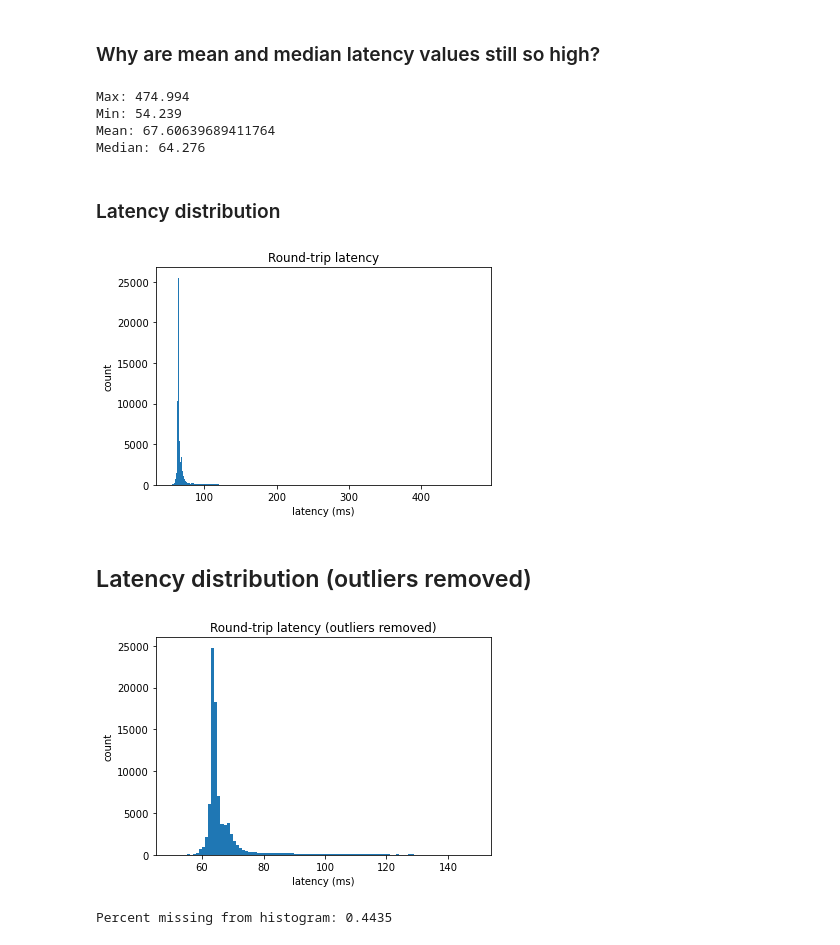
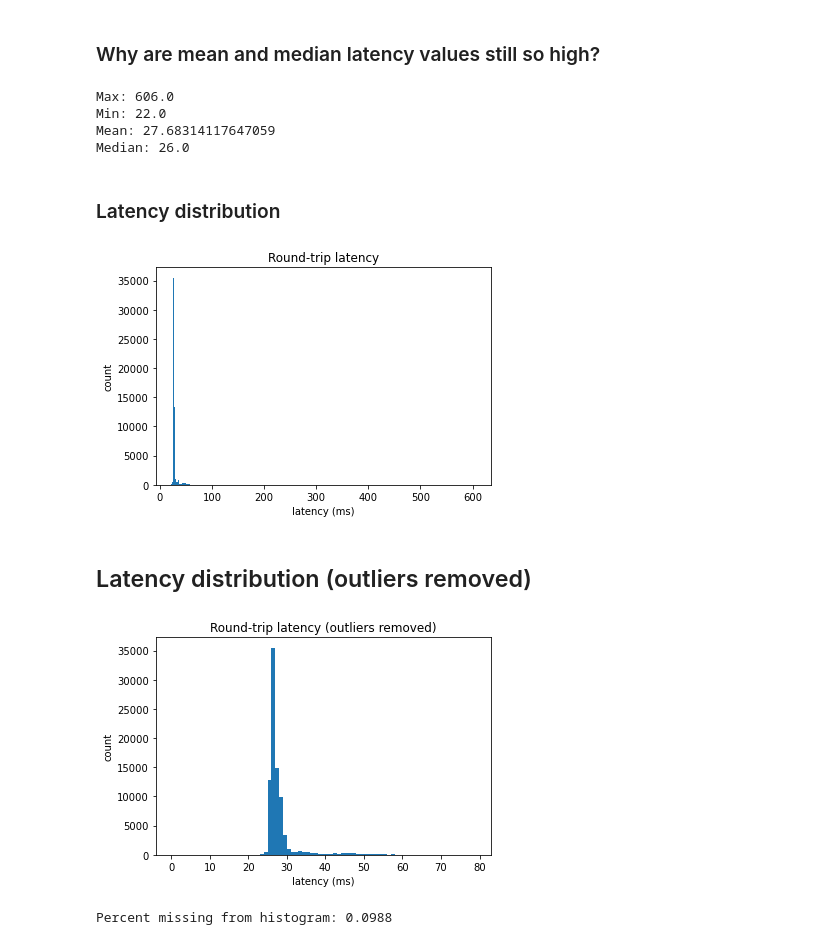
Before and after one commit to conormcgrory/realtime, a Jupyter notebook: basic_prototype/notebooks/examine_results.ipynb, the cells around one changed output. Drawn from its saved outputs; the diff is of its cells as text; code cells hidden in the pictures.

Commit message:
Finished Python prototype

```diff
--- a/basic_prototype/notebooks/examine_results.ipynb
+++ b/basic_prototype/notebooks/examine_results.ipynb
@@ -13,7 +18,7 @@ signal_fpath = '/Users/cmcgrory/park_lab/realtime/basic_prototype/data/processed
 with h5py.File(signal_fpath, 'r') as f:
     signal = f['fr_avg_hz'][:]
 
-filter_fpath = '/Users/cmcgrory/park_lab/realtime/basic_prototype/julia/output.h5'
+filter_fpath = '/Users/cmcgrory/park_lab/realtime/basic_prototype/python/output.h5'
 with h5py.File(filter_fpath, 'r') as f:
     filter_preds = f['filter_preds'][:]
     rt_times_ms = f['rt_times_ms'][:]
@@ -49,10 +54,10 @@ print(f'Min: {np.min(rt_times_ms)}')
 print(f'Mean: {np.mean(rt_times_ms)}')
 print(f'Median: {np.median(rt_times_ms)}')
 # %% [output]
-Max: 474.994
-Min: 54.239
-Mean: 67.60639689411764
-Median: 64.276
+Max: 606.0
+Min: 22.0
+Mean: 27.68314117647059
+Median: 26.0
 # %% [markdown]
 ### Latency distribution
 # %%
@@ -61,27 +66,27 @@ ax.hist(rt_times_ms, bins=500)
 ax.set(xlabel='latency (ms)', ylabel='count')
 ax.set_title('Round-trip latency');
 
-plt.savefig('latency_julia_full.png')
+plt.savefig('latency_python_full.png')
 # %% [output]
-[figure, old version]
+[figure, new version]
 # %% [markdown]
 ## Latency distribution (outliers removed)
 # %%
 # Max. value for histogram (all larger values will be excluded)
-hist_min = 50
-hist_max = 150
+hist_min = 0
+hist_max = 80
 
 fig, ax = plt.subplots()
 ax.hist(rt_times_ms, bins=range(hist_min, hist_max))
 ax.set(xlabel='latency (ms)', ylabel='count')
 ax.set_title('Round-trip latency (outliers removed)');
 
-plt.savefig('latency_julia_clipped.png')
+plt.savefig('latency_python_clipped.png')
 # %% [output]
-[figure, old version]
+[figure, new version]
 # %%
 idx_missing = (rt_times_ms < hist_min) | (rt_times_ms > hist_max)
 pct_missing = np.count_nonzero(idx_missing) / rt_times_ms.shape[0] * 100
 print(f'Percent missing from histogram: {pct_missing:.4f}')
 # %% [output]
-Percent missing from histogram: 0.4435
+Percent missing from histogram: 0.0988
```
Also changed, not shown: parts of 1 cell of this notebook, 3 other files.
